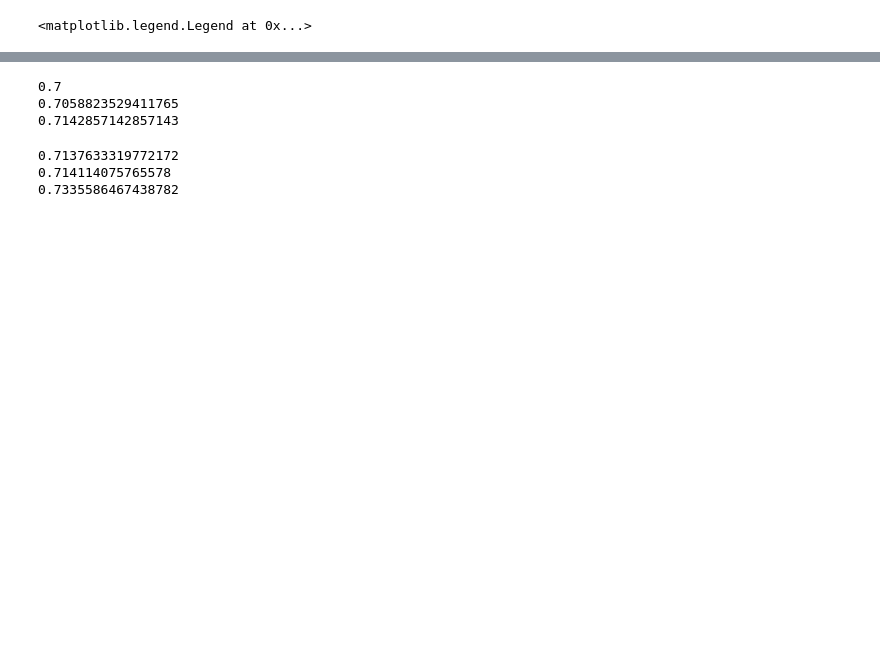
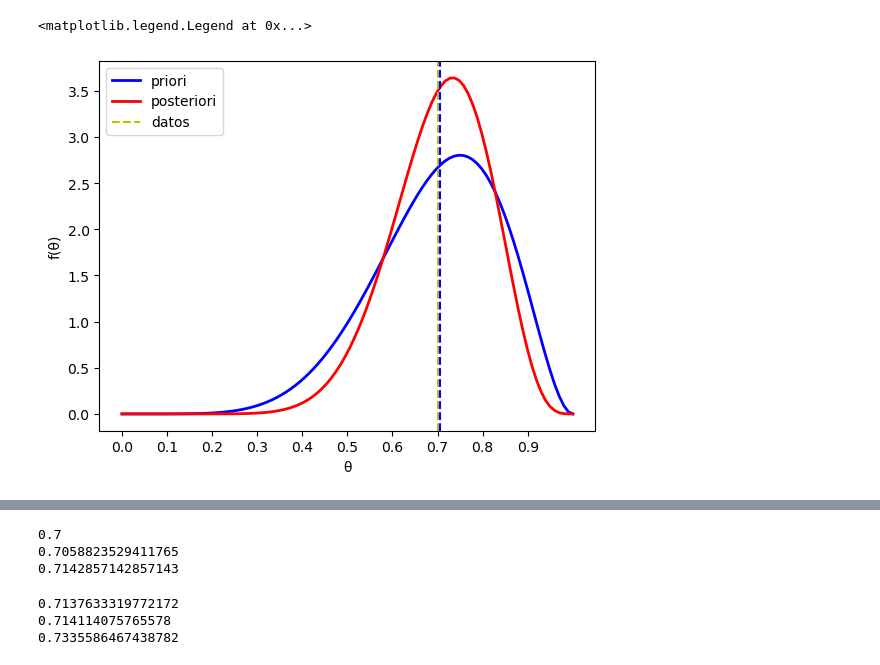
Before and after one commit to juanpsch/CEIA_ProbayEstadistica, a Jupyter notebook: TPs/TP2.ipynb, the cells around one changed output, grey strips where cells are left out. Cells and saved outputs as stored; diff of their text form; code cells hidden in the pictures; blank space fills up the shorter version.

```diff
--- a/TPs/TP2.ipynb
+++ b/TPs/TP2.ipynb
@@ -16,27 +28,34 @@ def likelihood(p,n,k):
 # %%
 n, k = 7,5
 a1, b1 = 7, 3
 a2, b2 = 12, 5
+
 priori = beta(a1, b1)
 posteriori = beta(a2, b2)
 g = 1.1
 ff = beta(5*g, 2*g)
 
-
+limx = 25
+fig, ax = plt.subplots(1, 1)
 x = np.linspace(0, 1, 100)
 verosimilitud = likelihood(x, n, k)
 
 ax.plot(x, priori.pdf(x), 'b-', lw=2, label='priori')
-ax.plot(x, verosimilitud*(n+1), 'y-', lw=2, label='verosimilitud')
+# ax.plot(x, verosimilitud*(n+1), 'y-', lw=2, label='verosimilitud')
 ax.plot(x, posteriori.pdf(x), 'r-', lw=2, label='posteriori')
 # ax.plot(x, ff.pdf(x), 'g-', lw=2, label='ff')
-ax.axvline(0.7, linestyle ='--')
+ax.axvline(0.7, color= 'y', linestyle ='--', label='datos')
+ax.axvline(posteriori.mean(), color='b', linestyle ='--')
+
+
+
 plt.xlabel("θ")
 plt.ylabel("f(θ)")
 plt.xticks(np.arange(0, 1, step=0.1))  # Set label locations.
 ax.legend()
 
 # ax.plot(x, beta.pdf(x, a1, b1),
 #        'r-', lw=5, alpha=0.6, label='beta pdf')||
 # %% [output]
 <matplotlib.legend.Legend at 0x...>
+[figure, added]
```
Also changed, not shown: parts of 10 cells of this notebook, 2 other files.
